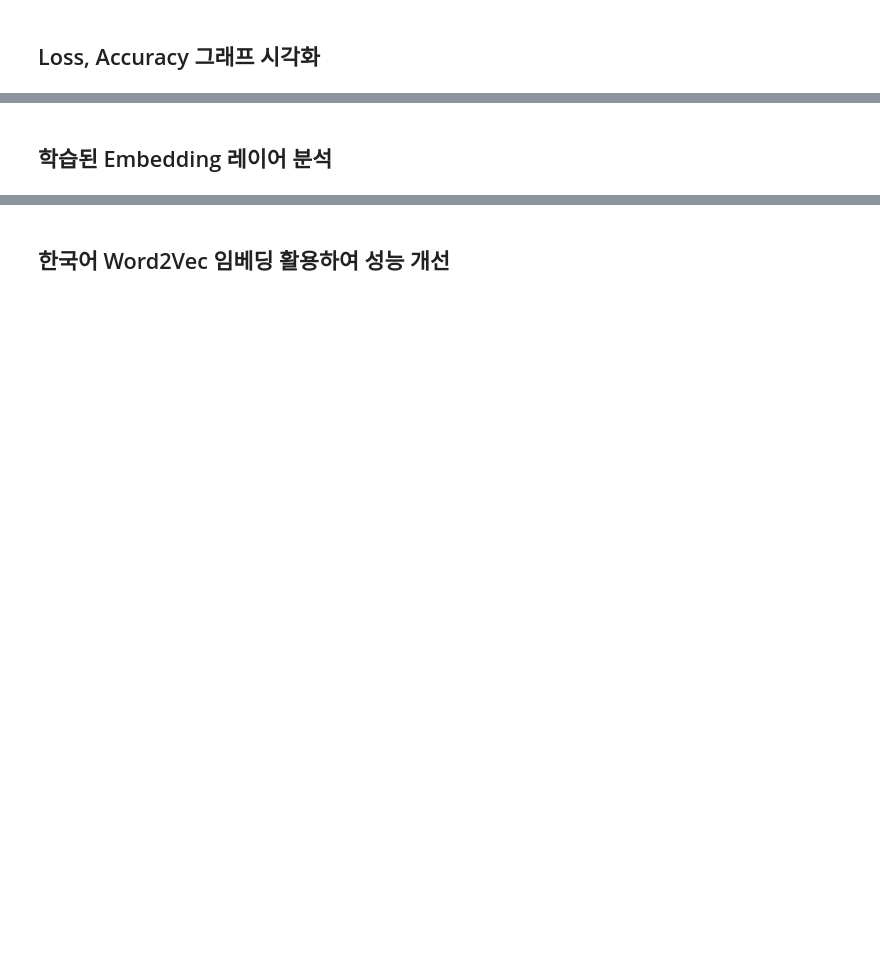
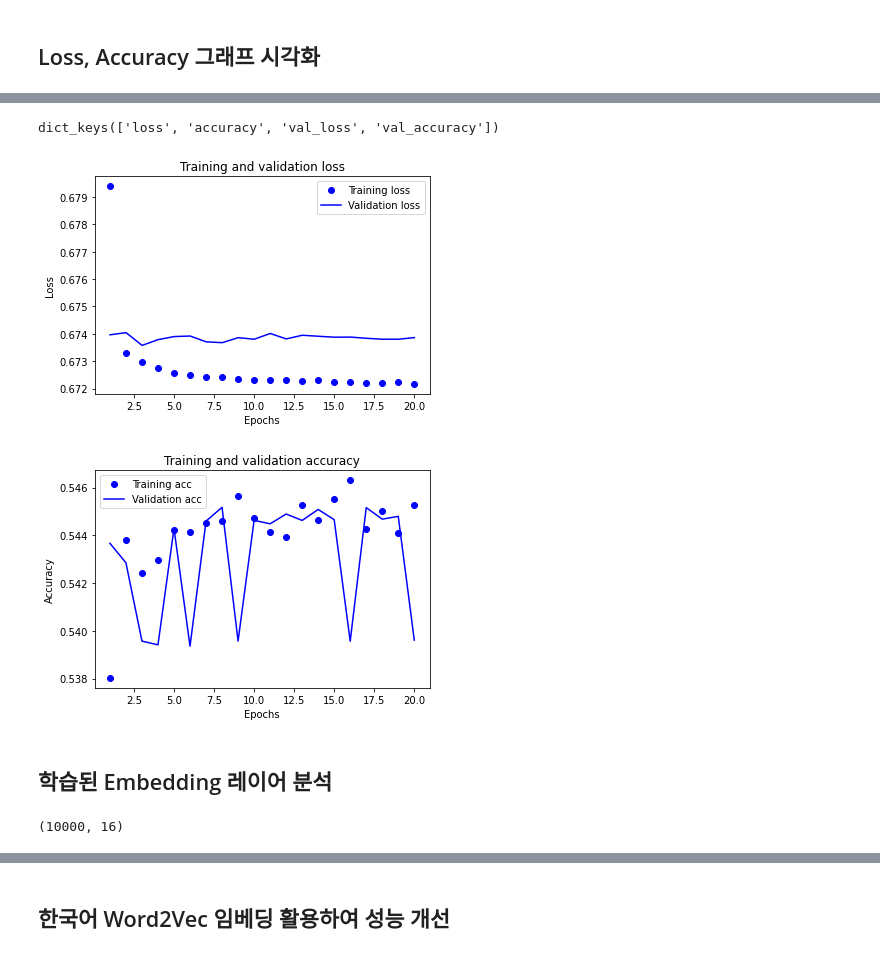
Before and after one commit to ssmyym/AIFFEL_quest_rs, a Jupyter notebook: Exploration/EX05/영화리뷰감성분석.ipynb, the cells around one changed output, grey strips where cells are left out. Saved outputs shown, nothing was run; the diff lists cells and outputs as text; code cells hidden in the pictures; blank space fills up the shorter version.

```diff
--- a/Exploration/EX05/영화리뷰감성분석.ipynb
+++ b/Exploration/EX05/영화리뷰감성분석.ipynb
@@ -258,0 +260,14 @@ model_bert.summary()
+# %%
+## bi-lstm
+
+model_bi_lstm = tf.keras.Sequential()
+
+## Embedding layer
+model_bi_lstm.add(tf.keras.layers.Embedding(input_dim=vocab_size, output_dim = word_vector_dim))
+
+## bi_lstm layer
+model_bi_lstm.add(tf.keras.layers.Dense(64, activation = 'relu'))
+model_bi_lstm.add(tf.keras.layers.Dense(32, activation = 'relu'))
+model_bi_lstm.add(tf.keras.layers.Dense(1, activation = 'sigmoid'))
+
+model_bi_lstm.summary()
@@ -379,2 +478,9 @@ plt.show()
+# %%
+## bi-lstm graph
+training_visual_fun(model_bi_lstm_history)
+# %% [output]
+dict_keys(['loss', 'accuracy', 'val_loss', 'val_accuracy'])
+[figure, added]
+[figure, added]
 # %% [markdown]
 ## 학습된 Embedding 레이어 분석
@@ -380,0 +491,6 @@ plt.show()
+# %%
+embedding_layer = model_gru.layers[0]
+weights = embedding_layer.get_weights()[0]
+print(weights.shape)    # shape: (vocab_size, embedding_dim)
+# %% [output]
+(10000, 16)
```
Also changed, not shown: parts of 39 cells of this notebook.
